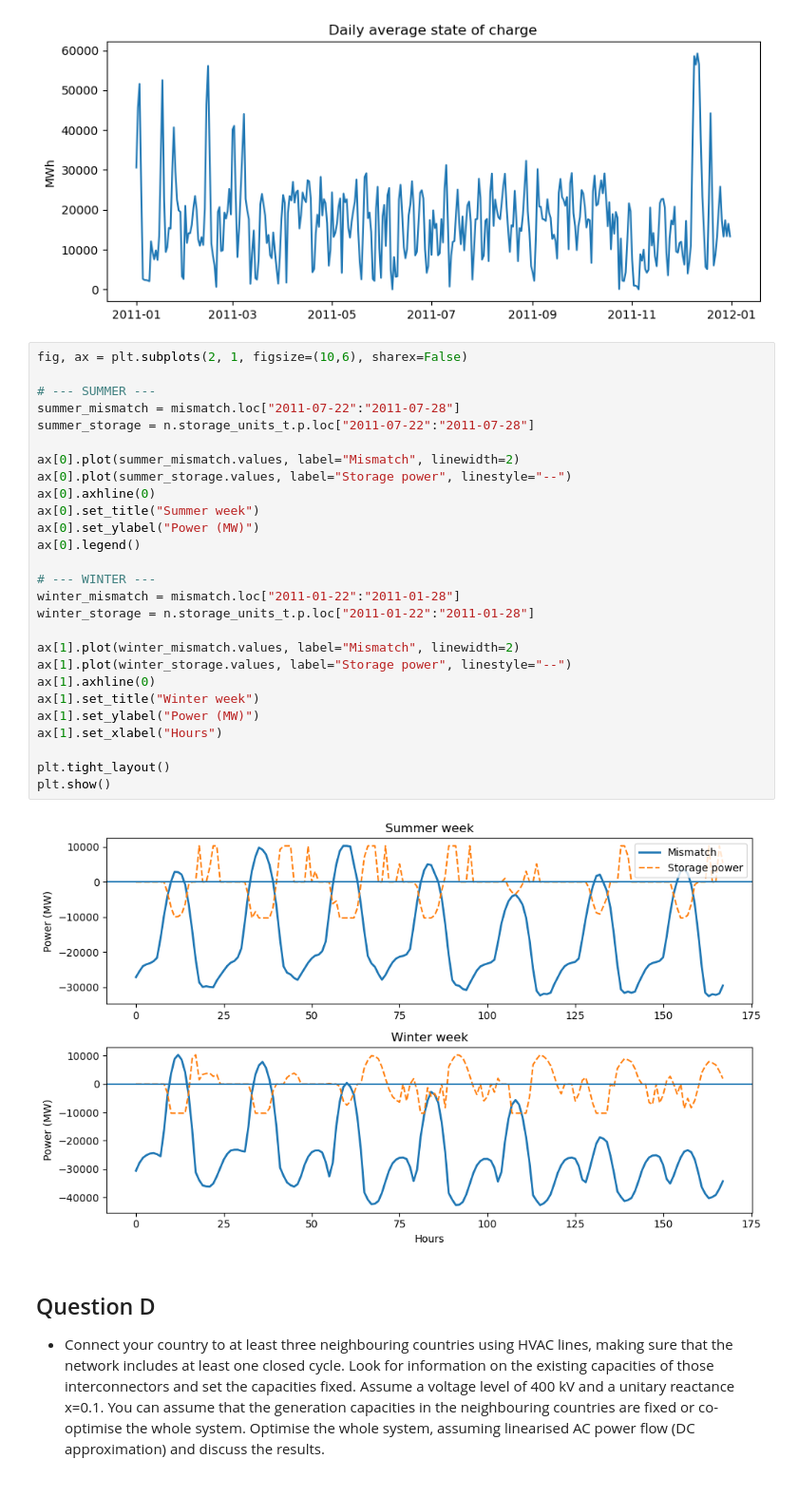
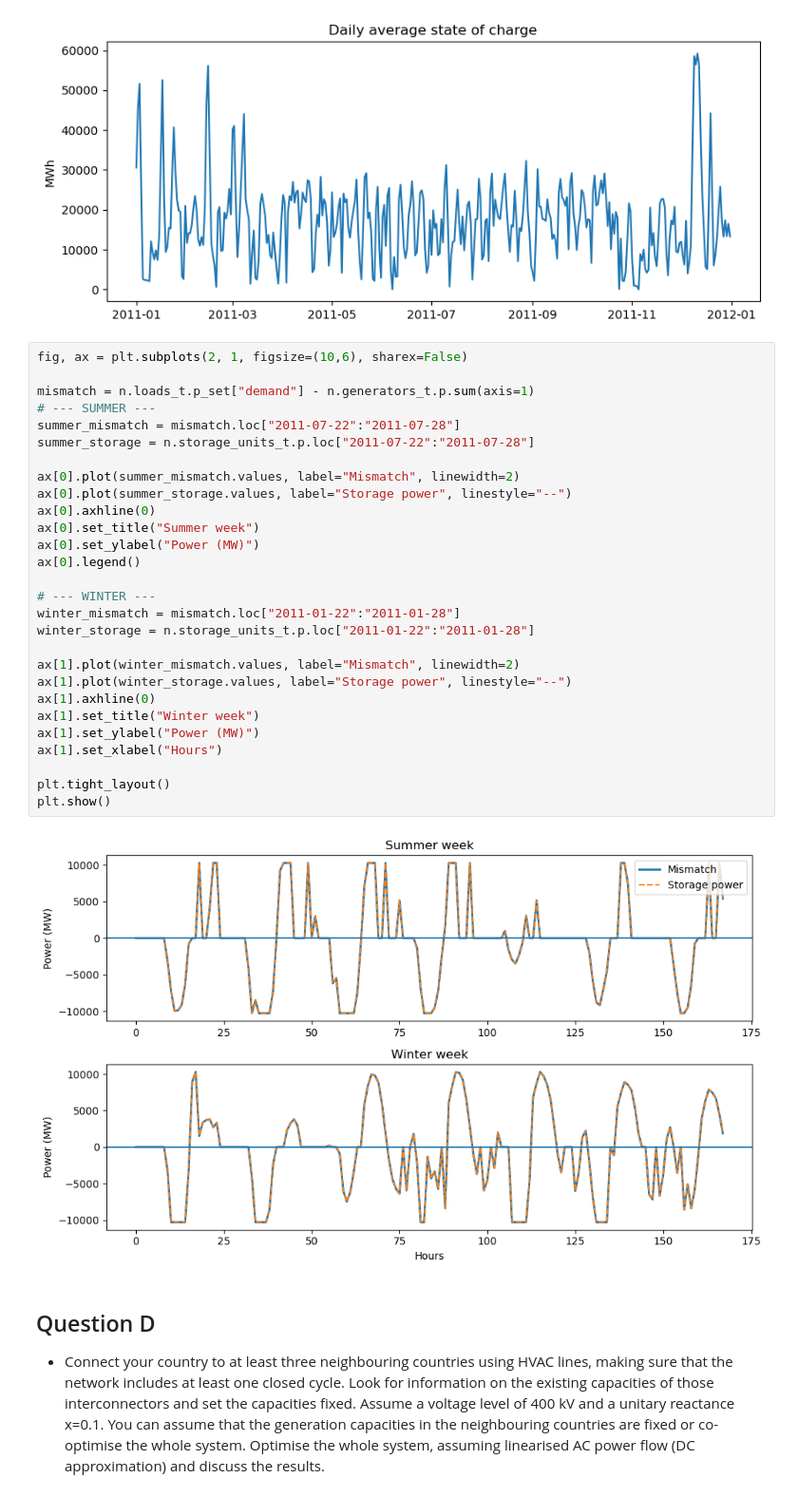
Before and after one commit to martaibaiao/integrated-energy-grids_project, a Jupyter notebook: project_part1.ipynb, the cells around one changed output. Shown at 95% size. Saved outputs shown, nothing was run; the diff lists cells and outputs as text.

```diff
--- a/project_part1.ipynb
+++ b/project_part1.ipynb
@@ -684,32 +684,33 @@ plt.show()
 # %%
 fig, ax = plt.subplots(2, 1, figsize=(10,6), sharex=False)
 
+mismatch = n.loads_t.p_set["demand"] - n.generators_t.p.sum(axis=1)
 # --- SUMMER ---
 summer_mismatch = mismatch.loc["2011-07-22":"2011-07-28"]
 summer_storage = n.storage_units_t.p.loc["2011-07-22":"2011-07-28"]
 
 ax[0].plot(summer_mismatch.values, label="Mismatch", linewidth=2)
 ax[0].plot(summer_storage.values, label="Storage power", linestyle="--")
 ax[0].axhline(0)
 ax[0].set_title("Summer week")
 ax[0].set_ylabel("Power (MW)")
 ax[0].legend()
 
 # --- WINTER ---
 winter_mismatch = mismatch.loc["2011-01-22":"2011-01-28"]
 winter_storage = n.storage_units_t.p.loc["2011-01-22":"2011-01-28"]
 
 ax[1].plot(winter_mismatch.values, label="Mismatch", linewidth=2)
 ax[1].plot(winter_storage.values, label="Storage power", linestyle="--")
 ax[1].axhline(0)
 ax[1].set_title("Winter week")
 ax[1].set_ylabel("Power (MW)")
 ax[1].set_xlabel("Hours")
 
 plt.tight_layout()
 plt.show()
 # %% [output]
-[figure, old version]
+[figure, new version]
 # %% [markdown]
 ## Question D
 
```
Also changed, not shown: parts of 20 cells of this notebook.
